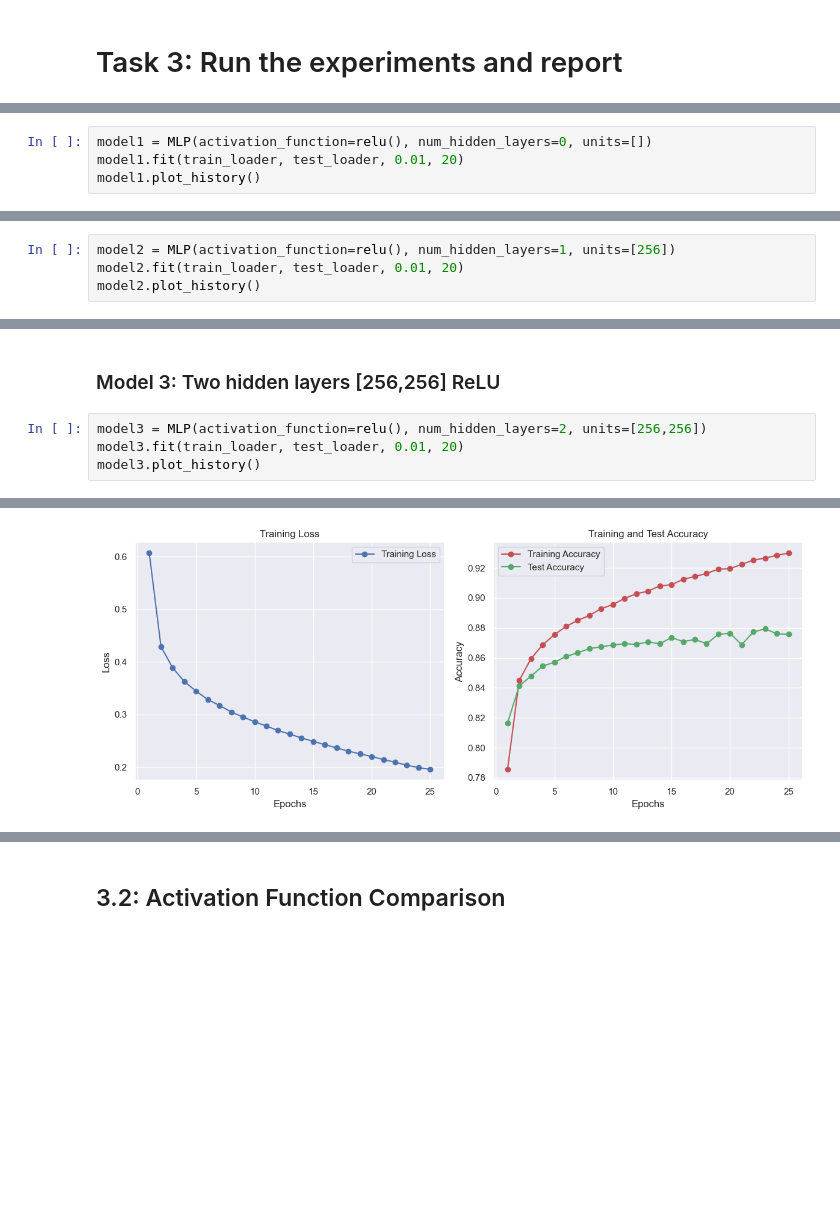
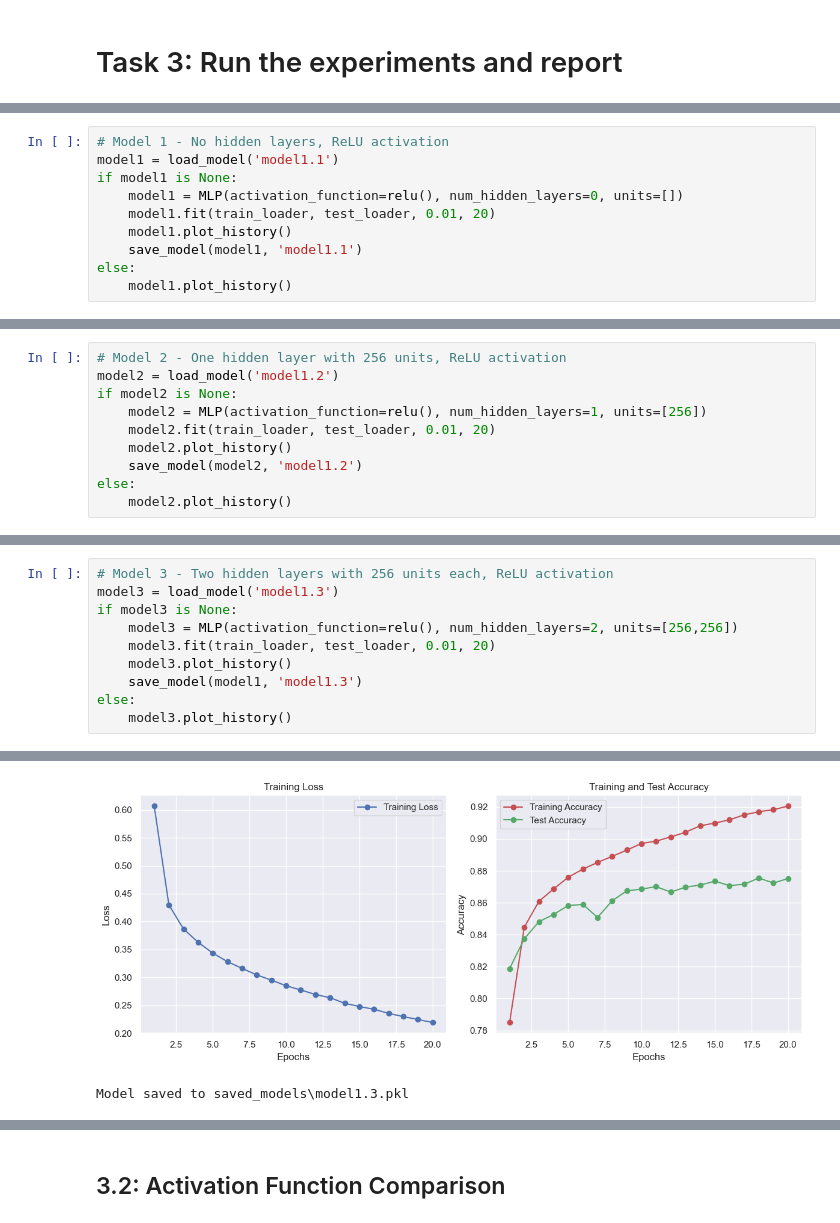
Before and after one commit to NickMilin/COMP551_A3, a Jupyter notebook: COMP551_A3.ipynb, the cells around one changed output, grey strips where cells are left out. Saved outputs shown, nothing was run; the diff lists cells and outputs as text; blank space fills up the shorter version.

```diff
--- a/COMP551_A3.ipynb
+++ b/COMP551_A3.ipynb
@@ -489,5 +378,11 @@ class MLP:
 # %%
-model1 = MLP(activation_function=relu(), num_hidden_layers=0, units=[])
-model1.fit(train_loader, test_loader, 0.01, 20)
-model1.plot_history()
+# Model 1 - No hidden layers, ReLU activation
+model1 = load_model('model1.1')
+if model1 is None:
+    model1 = MLP(activation_function=relu(), num_hidden_layers=0, units=[])
+    model1.fit(train_loader, test_loader, 0.01, 20)
+    model1.plot_history()
+    save_model(model1, 'model1.1')
+else:
+    model1.plot_history()
 # %% [output]
@@ -514,5 +391,11 @@ Model saved to saved_models/fit_0__relu_0.01_0.0_0.0.pkl
 # %%
-model2 = MLP(activation_function=relu(), num_hidden_layers=1, units=[256])
-model2.fit(train_loader, test_loader, 0.01, 20)
-model2.plot_history()
+# Model 2 - One hidden layer with 256 units, ReLU activation
+model2 = load_model('model1.2')
+if model2 is None:
+    model2 = MLP(activation_function=relu(), num_hidden_layers=1, units=[256])
+    model2.fit(train_loader, test_loader, 0.01, 20)
+    model2.plot_history()
+    save_model(model2, 'model1.2')
+else:
+    model2.plot_history()
 # %% [output]
@@ -537,7 +404,11 @@ Model saved to saved_models/fit_1_256_relu_0.01_0.0_0.0.pkl
-# %% [markdown]
-### Model 3: Two hidden layers [256,256] ReLU
 # %%
-model3 = MLP(activation_function=relu(), num_hidden_layers=2, units=[256,256])
-model3.fit(train_loader, test_loader, 0.01, 20)
-model3.plot_history()
+# Model 3 - Two hidden layers with 256 units each, ReLU activation
+model3 = load_model('model1.3')
+if model3 is None:
+    model3 = MLP(activation_function=relu(), num_hidden_layers=2, units=[256,256])
+    model3.fit(train_loader, test_loader, 0.01, 20)
+    model3.plot_history()
+    save_model(model1, 'model1.3')
+else:
+    model3.plot_history()
 # %% [output]
@@ -561 +432,2 @@ Epoch 20/20, Loss: 0.2200, Train Accuracy: 0.9195, Test Accuracy: 0.8764
-[figure, old version]
+[figure, new version]
+Model saved to saved_models\model1.3.pkl
```
Also changed, not shown: parts of 22 cells of this notebook, 5 other files.
